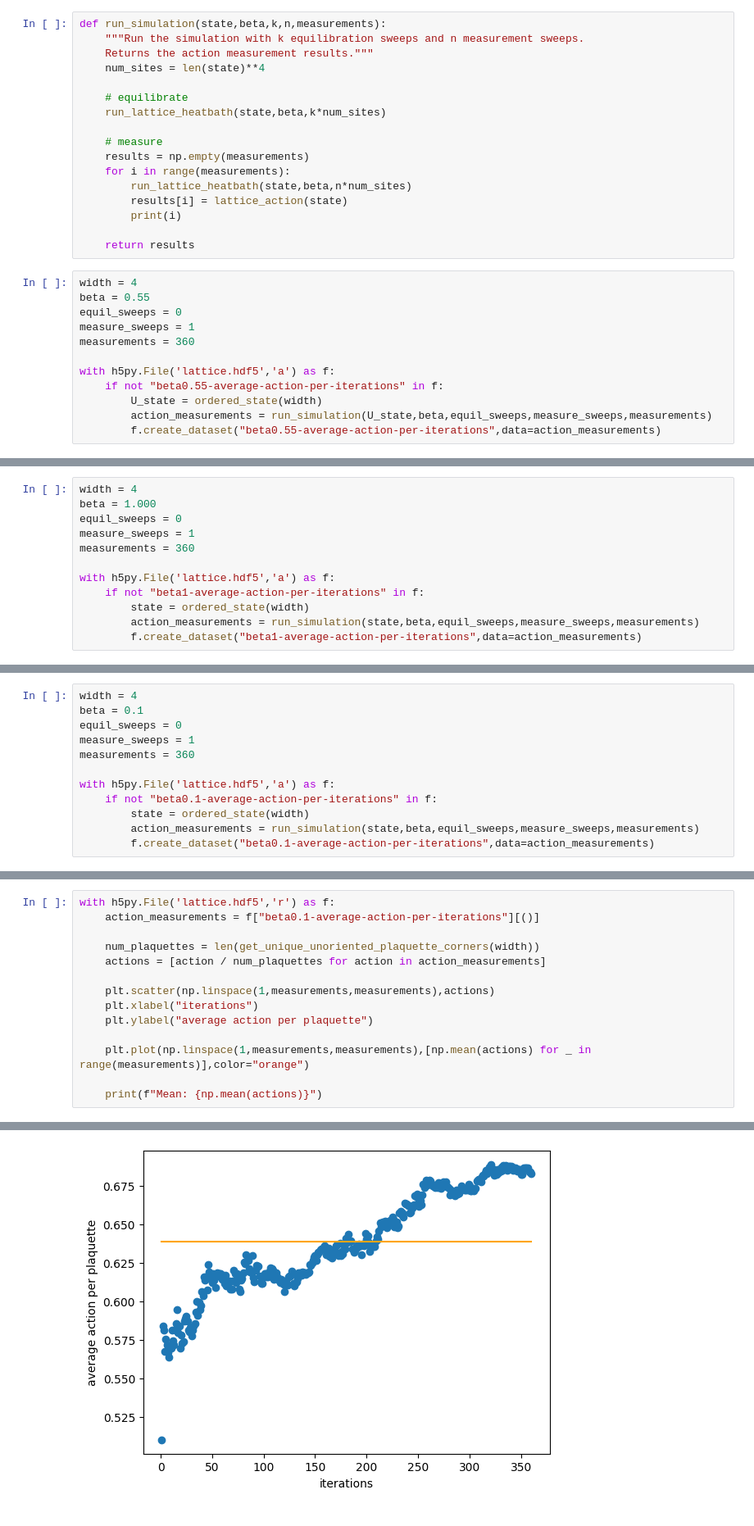
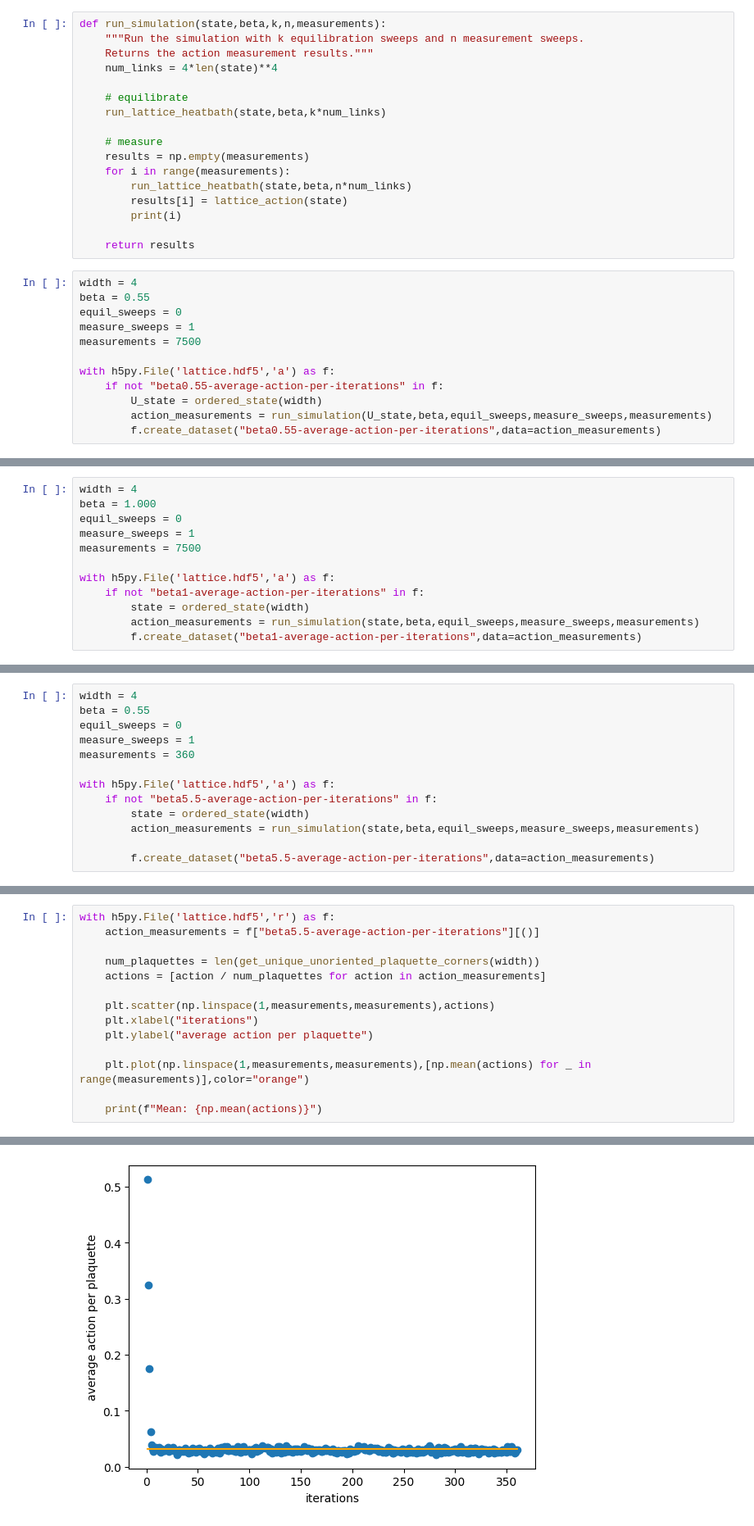
Before and after one commit to ties-oosthoek/monte-carlo-techniques-project, a Jupyter notebook: heatbath.ipynb, the cells around one changed output, grey strips where cells are left out. Shown at 82% size. Cells and saved outputs as stored; diff of their text form.

```diff
--- a/heatbath.ipynb
+++ b/heatbath.ipynb
@@ -171,15 +171,15 @@ def get_plane_vectors_from_corners(corners):
 def run_simulation(state,beta,k,n,measurements):
     """Run the simulation with k equilibration sweeps and n measurement sweeps.
     Returns the action measurement results."""
-    num_sites = len(state)**4
+    num_links = 4*len(state)**4
 
     # equilibrate
-    run_lattice_heatbath(state,beta,k*num_sites)
+    run_lattice_heatbath(state,beta,k*num_links)
 
     # measure
     results = np.empty(measurements)
     for i in range(measurements):
-        run_lattice_heatbath(state,beta,n*num_sites)
+        run_lattice_heatbath(state,beta,n*num_links)
         results[i] = lattice_action(state)
         print(i)
 
@@ -189,7 +189,7 @@ width = 4
 beta = 0.55
 equil_sweeps = 0
 measure_sweeps = 1
-measurements = 360
+measurements = 7500
 
 with h5py.File('lattice.hdf5','a') as f:
     if not "beta0.55-average-action-per-iterations" in f:
@@ -236,7 +215,7 @@ width = 4
 beta = 1.000
 equil_sweeps = 0
 measure_sweeps = 1
-measurements = 360
+measurements = 7500
 
 with h5py.File('lattice.hdf5','a') as f:
     if not "beta1-average-action-per-iterations" in f:
@@ -281,15 +260,16 @@ Mean: 0.6026055513752089
 # %%
 width = 4
-beta = 0.1
+beta = 0.55
 equil_sweeps = 0
 measure_sweeps = 1
 measurements = 360
 
 with h5py.File('lattice.hdf5','a') as f:
-    if not "beta0.1-average-action-per-iterations" in f:
+    if not "beta5.5-average-action-per-iterations" in f:
         state = ordered_state(width)
         action_measurements = run_simulation(state,beta,equil_sweeps,measure_sweeps,measurements)
-        f.create_dataset("beta0.1-average-action-per-iterations",data=action_measurements)
+
+        f.create_dataset("beta5.5-average-action-per-iterations",data=action_measurements)
 # %% [output]
 0
 1
@@ -310,7 +290,7 @@ with h5py.File('lattice.hdf5','a') as f:
 359
 # %%
 with h5py.File('lattice.hdf5','r') as f:
-    action_measurements = f["beta0.1-average-action-per-iterations"][()]
+    action_measurements = f["beta5.5-average-action-per-iterations"][()]
 
     num_plaquettes = len(get_unique_unoriented_plaquette_corners(width))
     actions = [action / num_plaquettes for action in action_measurements]
@@ -327 +307 @@ Mean: 0.638863319375754
-[figure, old version]
+[figure, new version]
```
Also changed, not shown: parts of 6 cells of this notebook.
